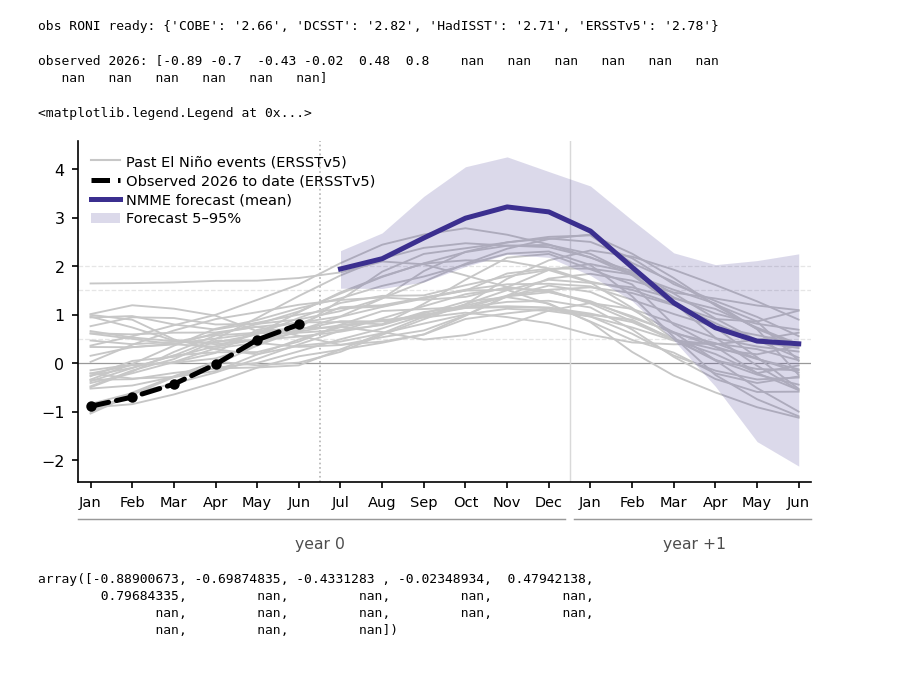
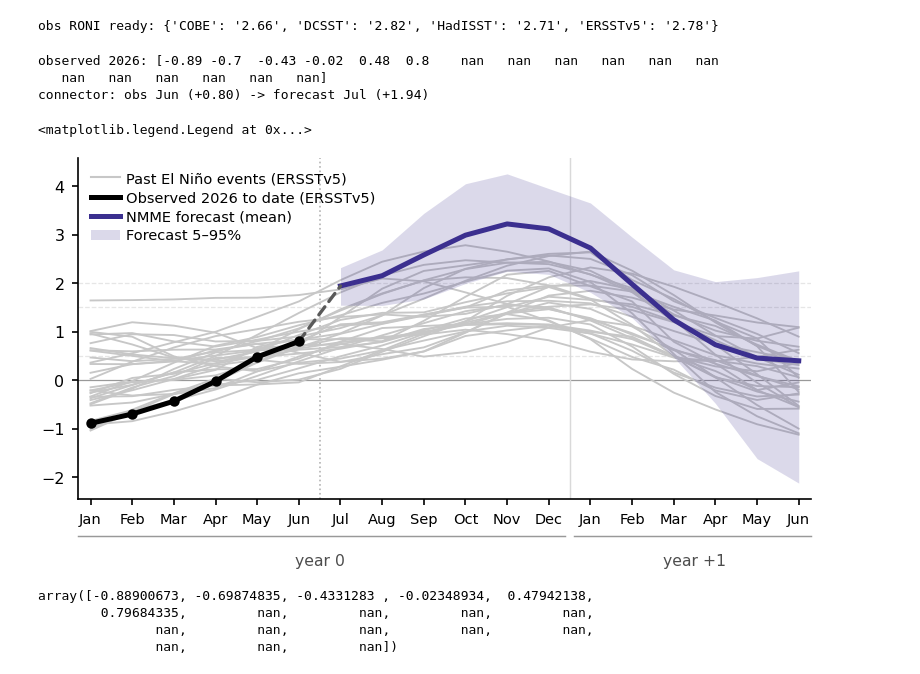
Before and after one commit to adisen99/extreme_el_nino_2026, a Jupyter notebook: 01_observation_data_context.ipynb, the cells around one changed output. Drawn from its saved outputs; the diff is of its cells as text; code cells hidden in the pictures.

```diff
--- a/01_observation_data_context.ipynb
+++ b/01_observation_data_context.ipynb
@@ -1041,10 +1042,13 @@ jf = int(np.nanargmax(mean_t))
 # ax.annotate(f"peak {mean_t[jf]:.2f} \u00b0C", (xf[jf], mean_t[jf]), xytext=(6, 6),
 #             textcoords="offset points", fontsize=7.5, color=FC, fontweight="bold")
 
+
+# --- observed: solid line + markers ---
 obs26 = traj18(roni_obs[OBS], 2026)
-ax.plot(x, obs26, color="k", lw=2.4, ls="--", dash_capstyle="round", zorder=5)
+ax.plot(x, obs26, color="k", lw=2.4, zorder=5)
 ax.plot(x, obs26, "o", ms=4, color="k", zorder=6)
 print("observed 2026:", np.round(obs26, 2))
+
 
 ax.axvline(-0.5, color="0.7", lw=0.8, ls=":", zorder=0)     # forecast initialisation
 ax.axhline(0, color="0.6", lw=0.6, zorder=0)
@@ -1056,37 +1060,58 @@ M18 = ["Jan","Feb","Mar","Apr","May","Jun"] + MONTHS
 
 M18 = ["Jan","Feb","Mar","Apr","May","Jun"] + MONTHS
 ax.set_xticks(x); ax.set_xticklabels(M18, fontsize=7)
+
+
+
+# --- dashed connector: last observation -> first forecast point ---
+# Works for any future cycle: both endpoints are found automatically.
+obs_ok = np.isfinite(obs26)
+fc_ok  = np.isfinite(mean_t)
+if obs_ok.any() and fc_ok.any():
+    i_last  = np.where(obs_ok)[0][-1]           # last valid observed month
+    j_first = np.where(fc_ok)[0][0]             # first valid forecast month
+    x0, y0 = x[i_last],  obs26[i_last]
+    x1, y1 = xf[j_first], mean_t[j_first]
+    if x1 > x0:                                  # only bridge a genuine gap
+        ax.plot([x0, x1], [y0, y1], color="0.35", lw=1.6,
+                ls=(0, (3, 2)), dash_capstyle="round", zorder=4.5)
+    print(f"connector: obs {M18[i_last]} ({y0:+.2f}) -> forecast {M18[j_first+6]} ({y1:+.2f})")
+
+
+
+
 
 # year-boundary divider (Dec -> Jan) and year labels beneath the axis
 ax.axvline(5.5, color="0.85", lw=0.7, zorder=0)
 tf = ax.get_xaxis_transform()
 ax.text(-0.5, -0.16, "year 0",  transform=tf, ha="center", va="top", fontsize=7.5, color="0.3")
 ax.text( 8.5, -0.16, "year +1", transform=tf, ha="center", va="top", fontsize=7.5, color="0.3")
 ax.plot([-6.3, 5.4], [-0.11, -0.11], transform=tf, color="0.6", lw=0.7, clip_on=False)
 ax.plot([5.6, 11.3], [-0.11, -0.11], transform=tf, color="0.6", lw=0.7, clip_on=False)
 ax.set_xlim(-6.3, 11.3)
 plt.subplots_adjust(bottom=0.24)          # room for the year row
 # ax.set_xticks(x); ax.set_xticklabels(M18, fontsize=7)
 # ax.set_xlim(-6.3, 11.3); ax.set_ylabel("RONI (\u00b0C)")
 ax.spines[["top","right"]].set_visible(False)
 
 
 
 from matplotlib.lines import Line2D
 from matplotlib.patches import Patch
 ax.legend(handles=[
     Line2D([0],[0], color="0.78", lw=1.0, label=f"Past El Ni\u00f1o events ({OBS})"),
-    Line2D([0],[0], color="k", lw=2.4, ls="--", label=f"Observed 2026 to date ({OBS})"),
+    Line2D([0],[0], color="k", lw=2.4, ls="-", label=f"Observed 2026 to date ({OBS})"),
     Line2D([0],[0], color=FC, lw=2.4, label="NMME forecast (mean)"),
     # Line2D([0],[0], color=FC, marker=".", ls="", ms=10, label="Forecast peak"),
     Patch(facecolor=FC, alpha=0.18, label="Forecast 5\u201395%"),
 ], loc="upper left", fontsize=7)
 # plt.tight_layout()
 # %% [output]
 observed 2026: [-0.89 -0.7  -0.43 -0.02  0.48  0.8    nan   nan   nan   nan   nan   nan
    nan   nan   nan   nan   nan   nan]
+connector: obs Jun (+0.80) -> forecast Jul (+1.94)
 <matplotlib.legend.Legend at 0x...>
-[figure, old version]
+[figure, new version]
 # %%
 obs26
 # %% [output]
```
Also changed, not shown: parts of 2 cells of this notebook, 1 other file.
